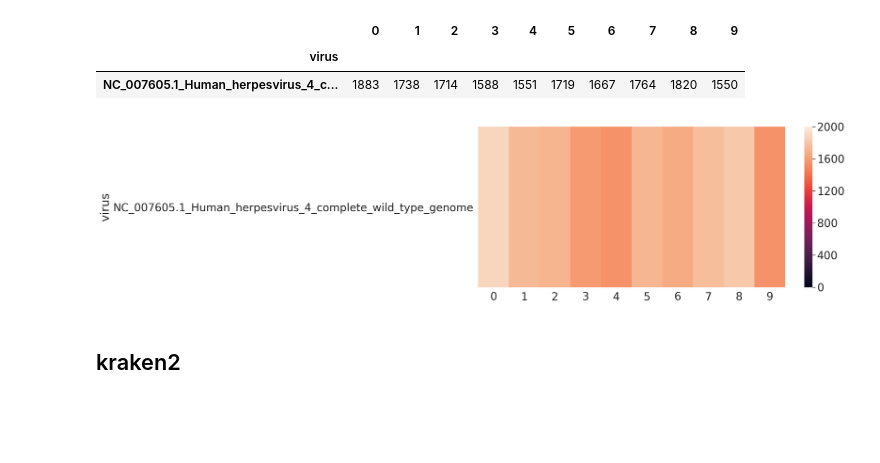
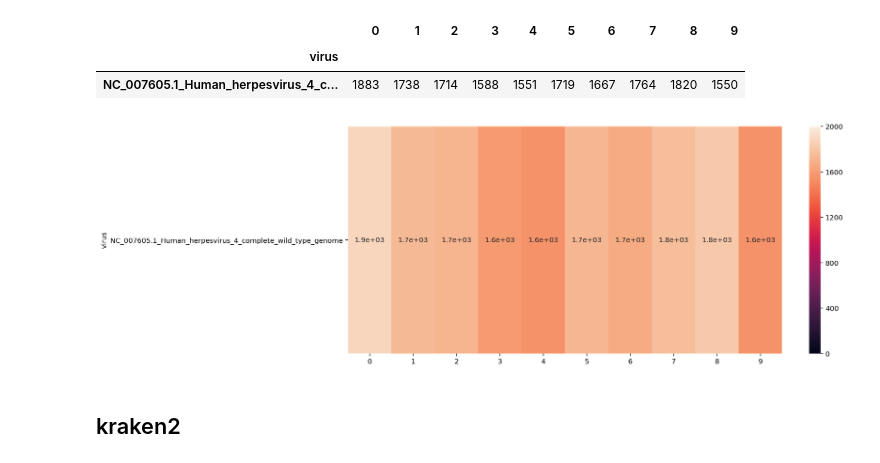
Before and after one commit to yyoshiaki/VIRTUS_Manuscript, a Jupyter notebook: EB_PNAS/benchmark/benchmark.ipynb, the cells around one changed output. Saved outputs shown, nothing was run; the diff lists cells and outputs as text; code cells hidden in the pictures; blank space fills up the shorter version.

```diff
--- a/EB_PNAS/benchmark/benchmark.ipynb
+++ b/EB_PNAS/benchmark/benchmark.ipynb
@@ -19,6 +19,8 @@ list_samples = [str(i) for i in range(10)]
 list_samples
 # %% [output]
 ['0', '1', '2', '3', '4', '5', '6', '7', '8', '9']
+# %%
+s = list_samples[0]
 # %%
 for i,s in enumerate(list_samples):
     d = pd.read_csv('subsample_{}/virus.counts.final.tsv'.format(s), sep='\t')
@@ -36,7 +38,6 @@ df_virtus.index = df_virtus.virus
 # df_virtect = df_virtect.drop('virus')
 df_virtus = df_virtus.drop(columns=['virus'])
 df_virtus = df_virtus.sort_values(by='0', ascending=False)
-df_virtus.index = df_virtus.index.str.split(',').str.get(0)
 df_virtus.head()
 # %% [output]
 |  | 0 | 1 | 2 | 3 | 4 | 5 | 6 | 7 | 8 | 9 |
@@ -44,12 +45,11 @@ df_virtus.head()
 | NC_007605.1_Human_herpesvirus_4_c... | 1883 | 1738 | 1714 | 1588 | 1551 | 1719 | 1667 | 1764 | 1820 | 1550 |
 # %%
 plt.figure(figsize=(14,6))
-sns.heatmap(df_virtus, vmin=0, vmax=2000, annot=False)
-sns.set(font_scale=2)
+sns.heatmap(df_virtus, vmin=0, vmax=2000, annot=True)
 plt.yticks(rotation=0)
 plt.savefig('VIRTUS_heatmap.pdf', bbox_inches='tight')
 # %% [output]
-[figure, old version]
+[figure, new version]
 # %% [markdown]
 ## kraken2
 # %%
```
Also changed, not shown: parts of 3 cells of this notebook, 2 other files.
